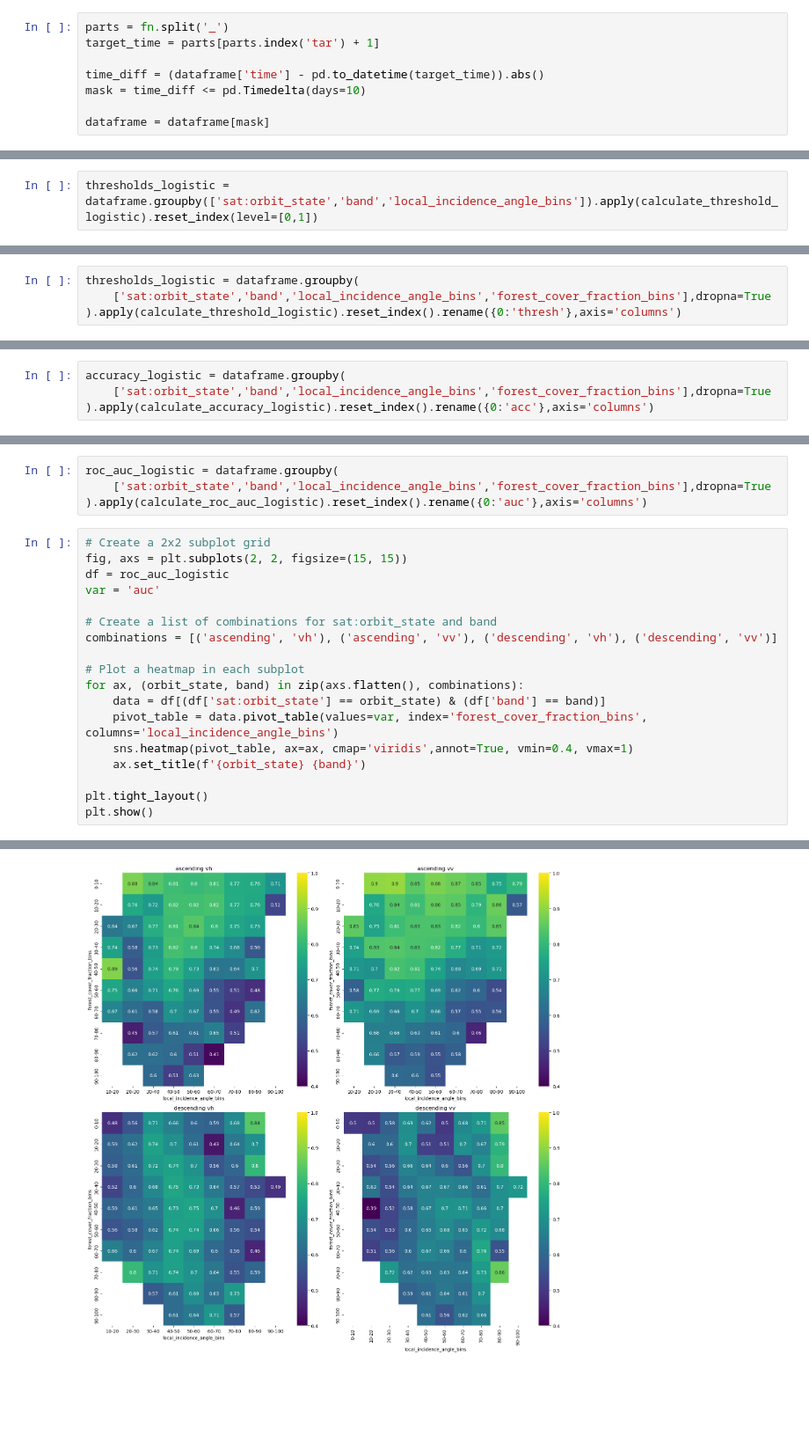
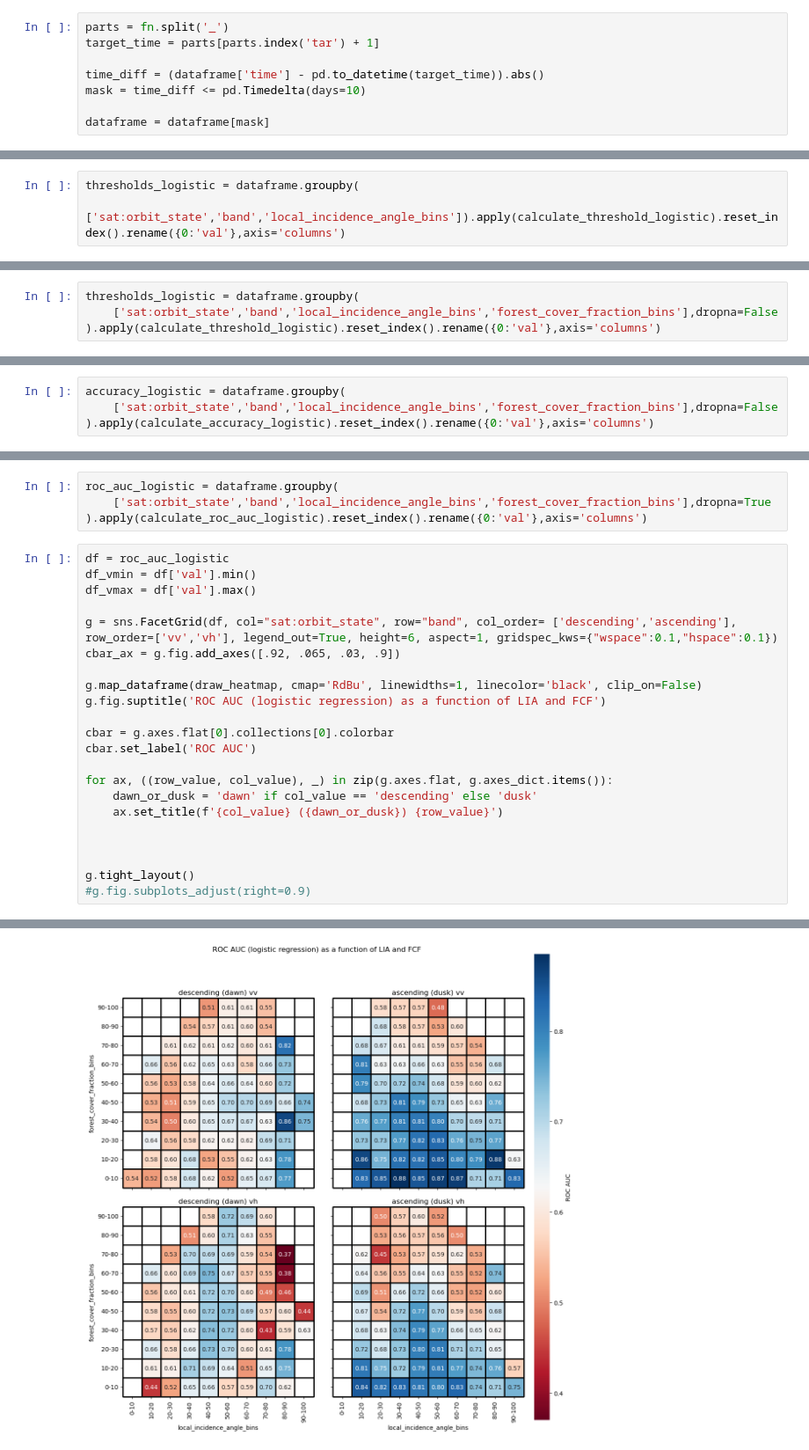
Before and after one commit to egagli/wet_snow_threshold_localization, a Jupyter notebook: calculate_thresholds.ipynb, the cells around one changed output, grey strips where cells are left out. Shown at 88% size. Drawn from its saved outputs; the diff is of its cells as text; blank space fills up the shorter version.

```diff
--- a/calculate_thresholds.ipynb
+++ b/calculate_thresholds.ipynb
@@ -132,2 +147,3 @@ thresholds_otsu = dataframe.groupby(['sat:orbit_state','band','local_incidence_a
 # %%
-thresholds_logistic = dataframe.groupby(['sat:orbit_state','band','local_incidence_angle_bins']).apply(calculate_threshold_logistic).reset_index(level=[0,1])
+thresholds_logistic = dataframe.groupby(
+    ['sat:orbit_state','band','local_incidence_angle_bins']).apply(calculate_threshold_logistic).reset_index().rename({0:'val'},axis='columns')
@@ -218,4 +242,4 @@ for ax in g.axes.flat:
 # %%
 thresholds_logistic = dataframe.groupby(
-    ['sat:orbit_state','band','local_incidence_angle_bins','forest_cover_fraction_bins'],dropna=True
-).apply(calculate_threshold_logistic).reset_index().rename({0:'thresh'},axis='columns')
+    ['sat:orbit_state','band','local_incidence_angle_bins','forest_cover_fraction_bins'],dropna=False
+).apply(calculate_threshold_logistic).reset_index().rename({0:'val'},axis='columns')
@@ -242,5 +271,5 @@ plt.show()
 # %%
 accuracy_logistic = dataframe.groupby(
-    ['sat:orbit_state','band','local_incidence_angle_bins','forest_cover_fraction_bins'],dropna=True
-).apply(calculate_accuracy_logistic).reset_index().rename({0:'acc'},axis='columns')
+    ['sat:orbit_state','band','local_incidence_angle_bins','forest_cover_fraction_bins'],dropna=False
+).apply(calculate_accuracy_logistic).reset_index().rename({0:'val'},axis='columns')
 # %%
@@ -266,23 +306,27 @@ plt.show()
 # %%
 roc_auc_logistic = dataframe.groupby(
     ['sat:orbit_state','band','local_incidence_angle_bins','forest_cover_fraction_bins'],dropna=True
-).apply(calculate_roc_auc_logistic).reset_index().rename({0:'auc'},axis='columns')
+).apply(calculate_roc_auc_logistic).reset_index().rename({0:'val'},axis='columns')
 # %%
-# Create a 2x2 subplot grid
-fig, axs = plt.subplots(2, 2, figsize=(15, 15))
 df = roc_auc_logistic
-var = 'auc'
+df_vmin = df['val'].min()
+df_vmax = df['val'].max()
 
-# Create a list of combinations for sat:orbit_state and band
-combinations = [('ascending', 'vh'), ('ascending', 'vv'), ('descending', 'vh'), ('descending', 'vv')]
+g = sns.FacetGrid(df, col="sat:orbit_state", row="band", col_order= ['descending','ascending'], row_order=['vv','vh'], legend_out=True, height=6, aspect=1, gridspec_kws={"wspace":0.1,"hspace":0.1})
+cbar_ax = g.fig.add_axes([.92, .065, .03, .9])
 
-# Plot a heatmap in each subplot
-for ax, (orbit_state, band) in zip(axs.flatten(), combinations):
-    data = df[(df['sat:orbit_state'] == orbit_state) & (df['band'] == band)]
-    pivot_table = data.pivot_table(values=var, index='forest_cover_fraction_bins', columns='local_incidence_angle_bins')
-    sns.heatmap(pivot_table, ax=ax, cmap='viridis',annot=True, vmin=0.4, vmax=1)
-    ax.set_title(f'{orbit_state} {band}')
+g.map_dataframe(draw_heatmap, cmap='RdBu', linewidths=1, linecolor='black', clip_on=False)
+g.fig.suptitle('ROC AUC (logistic regression) as a function of LIA and FCF')
 
-plt.tight_layout()
-plt.show()
+cbar = g.axes.flat[0].collections[0].colorbar
+cbar.set_label('ROC AUC')
+
+for ax, ((row_value, col_value), _) in zip(g.axes.flat, g.axes_dict.items()):
+    dawn_or_dusk = 'dawn' if col_value == 'descending' else 'dusk'
+    ax.set_title(f'{col_value} ({dawn_or_dusk}) {row_value}')
+
+
+
+g.tight_layout()
+#g.fig.subplots_adjust(right=0.9)
 # %% [output]
@@ -289 +334 @@ plt.show()
-[figure, old version]
+[figure, new version]
```
Also changed, not shown: parts of 31 cells of this notebook.
